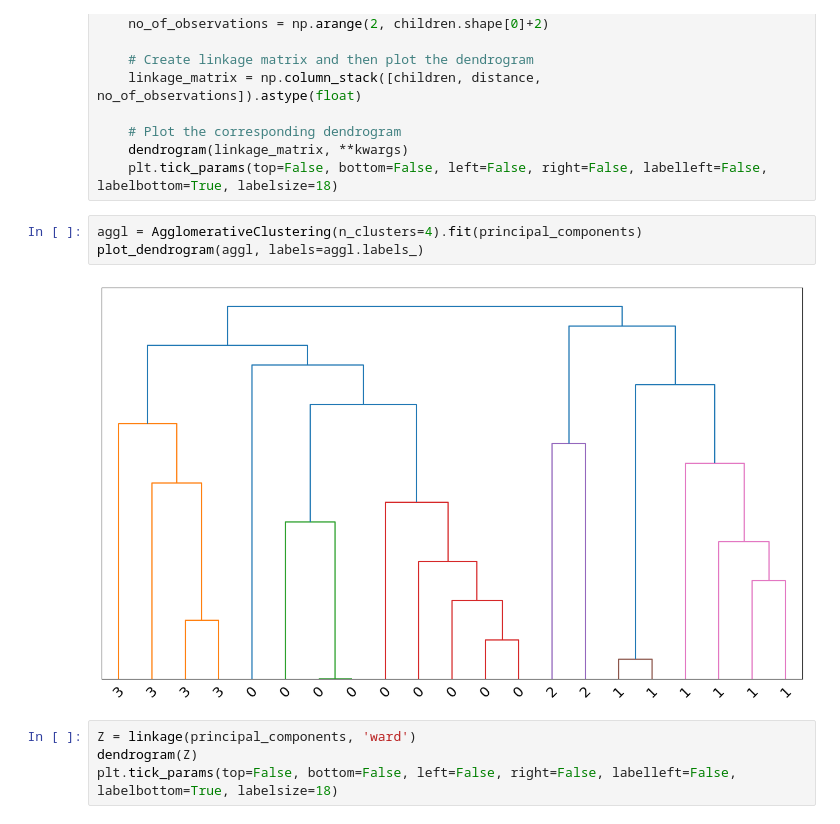
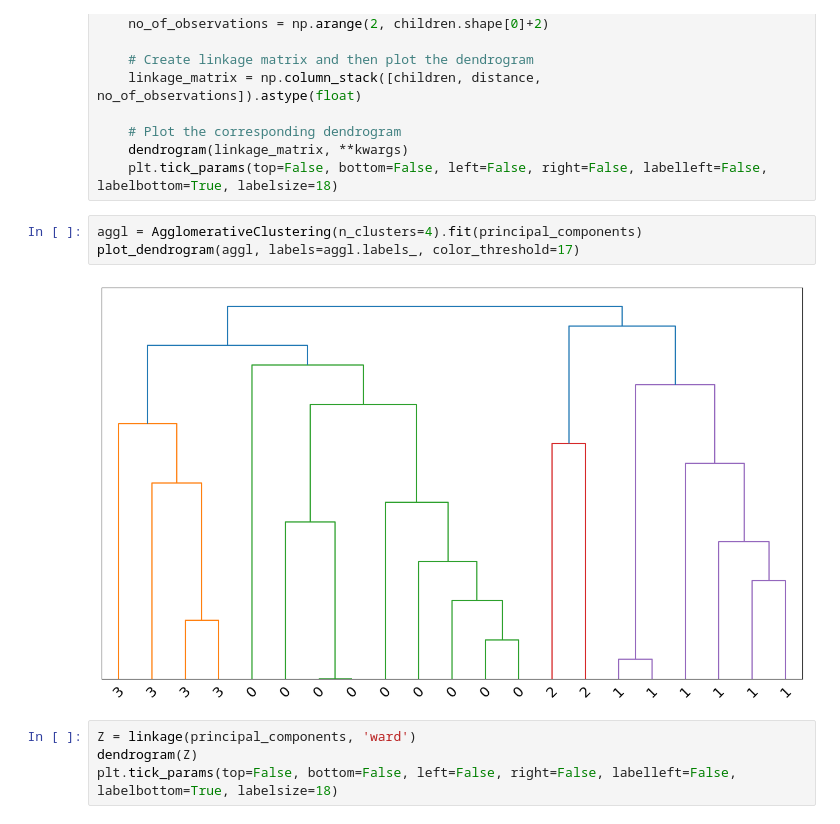
Before and after one commit to Stocastico/Evaluation_paper, a Jupyter notebook: data_analysis/Data_analysis_all.ipynb, the cells around one changed output. Cells and saved outputs as stored; diff of their text form.

Commit message:
New dendrogram image, fixed error in notebook

```diff
--- a/data_analysis/Data_analysis_all.ipynb
+++ b/data_analysis/Data_analysis_all.ipynb
@@ -1213,9 +1213,9 @@ def plot_dendrogram(model, **kwargs):
     plt.tick_params(top=False, bottom=False, left=False, right=False, labelleft=False, labelbottom=True, labelsize=18)
 # %%
 aggl = AgglomerativeClustering(n_clusters=4).fit(principal_components)
-plot_dendrogram(aggl, labels=aggl.labels_)
+plot_dendrogram(aggl, labels=aggl.labels_, color_threshold=17)
 # %% [output]
-[figure, old version]
+[figure, new version]
 # %%
 Z = linkage(principal_components, 'ward')
 dendrogram(Z)
```
Also changed, not shown: parts of 2 cells of this notebook, 6 other files.
